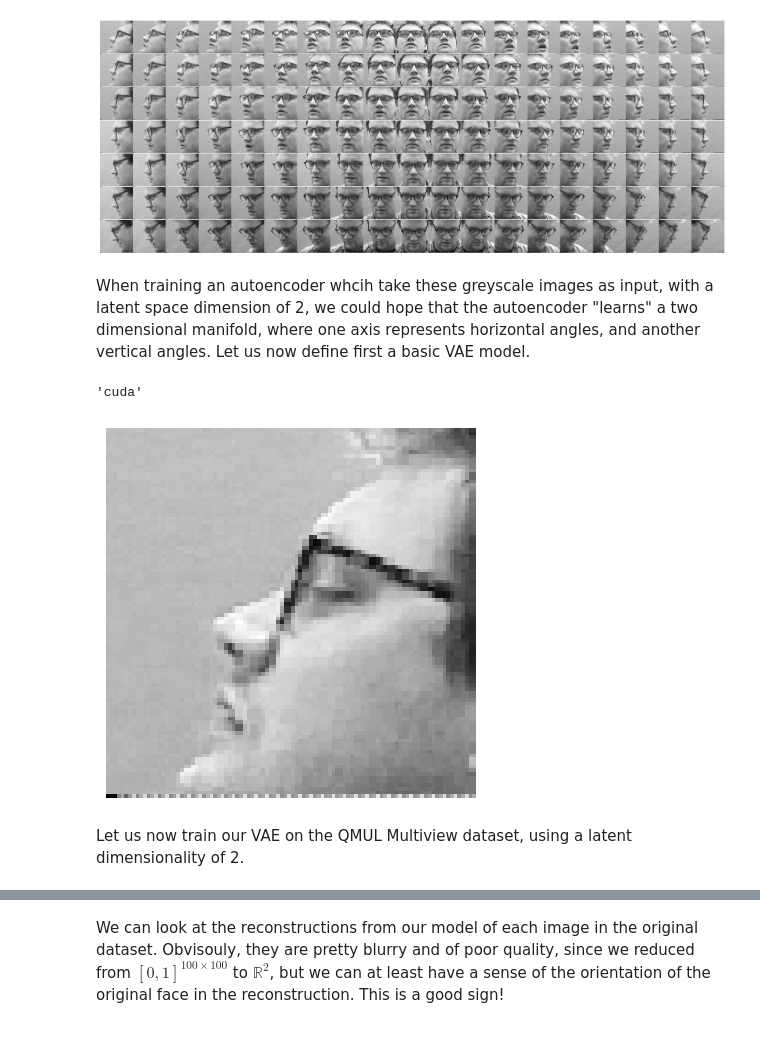
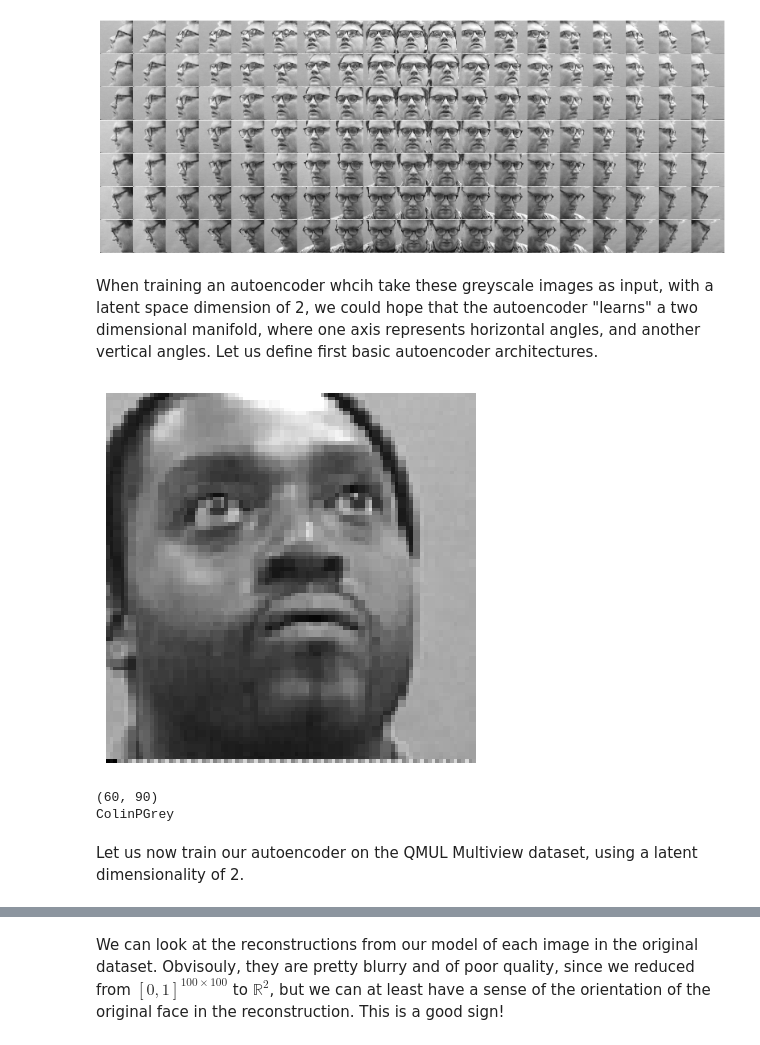
Before and after one commit to hduprieu/RTD_AE, a Jupyter notebook: QMUL_script.ipynb, the cells around one changed output, grey strips where cells are left out. Saved outputs shown, nothing was run; the diff lists cells and outputs as text; code cells hidden in the pictures.

```diff
--- a/QMUL_script.ipynb
+++ b/QMUL_script.ipynb
@@ -37,7 +42,7 @@ plt.subplots_adjust(wspace=0, hspace=0)
 # %% [output]
 [figure]
 # %% [markdown]
-When training an autoencoder whcih take these greyscale images as input, with a latent space dimension of 2, we could hope that the autoencoder "learns" a two dimensional manifold, where one axis represents horizontal angles, and another vertical angles. Let us now define first a basic VAE model.
+When training an autoencoder whcih take these greyscale images as input, with a latent space dimension of 2, we could hope that the autoencoder "learns" a two dimensional manifold, where one axis represents horizontal angles, and another vertical angles. Let us define first basic autoencoder architectures.
 # %%
 class VAE(nn.Module):
     def __init__(self, latent_dim=2):
@@ -104,8 +109,3 @@ def vae_loss(recon_x, x, mu, logvar):
     kl_div = -0.5 * torch.sum(1 + logvar - mu.pow(2) - logvar.exp())
 
     return recon_loss + kl_div
-# %%
-device = "cuda" if torch.cuda.is_available() else "cpu"
-device
-# %% [output]
-'cuda'
@@ -116,11 +171,19 @@ class QMULDataset(Dataset):
         self.root_dir = root_dir
         self.transform = transform
         self.image_folders = os.listdir(root_dir)
+
         self.images = []
+        self.hor_angles = []
+        self.ver_angles = []
+        self.persons = []
+
         for folder in self.image_folders:
             if os.path.isdir(os.path.join(root_dir, folder)):
-
                 self.images += [folder + "/" + img for img in os.listdir(os.path.join(root_dir, folder)) if img.endswith(".ras")]
+                angles = [img.split("_")[1:] for img in os.listdir(os.path.join(root_dir, folder)) if img.endswith(".ras")]
+                self.hor_angles += [int(angle[0]) for angle in angles]
+                self.ver_angles += [int(angle[1].split(".")[0]) for angle in angles]     # remove .ras extension
+                self.persons += [folder] * len(angles)
 
     def __len__(self):
         return len(self.images)
@@ -132,6 +195,12 @@ class QMULDataset(Dataset):
             image = self.transform(image)
         return image
 
+    def get_angles(self, idx):
+        return self.hor_angles[idx], self.ver_angles[idx]
+
+    def get_person(self, idx):
+        return self.persons[idx]
+
 transform = transforms.Compose([
     transforms.Grayscale(num_output_channels=1),
     transforms.Resize((100, 100)),
@@ -143,13 +212,20 @@ dataset = QMULDataset(root_dir, transform=transform)
 dataloader = DataLoader(dataset, batch_size=32, shuffle=True)
 # %%
 # Plot an image from the dataset
-img = dataset[0].squeeze().numpy()
+idx = 500
+
+img = dataset[idx].squeeze().numpy()
 plt.imshow(img, cmap="gray")
 plt.axis("off")
 plt.show()
+
+print(dataset.get_angles(idx))
+print(dataset.get_person(idx))
 # %% [output]
-[figure, old version]
+[figure, new version]
+(60, 90)
+ColinPGrey
 # %% [markdown]
-Let us now train our VAE on the QMUL Multiview dataset, using a latent dimensionality of 2.
+Let us now train our autoencoder on the QMUL Multiview dataset, using a latent dimensionality of 2.
 # %%
 latent_dim = 2
```
Also changed, not shown: parts of 17 cells of this notebook, 3 other files.
